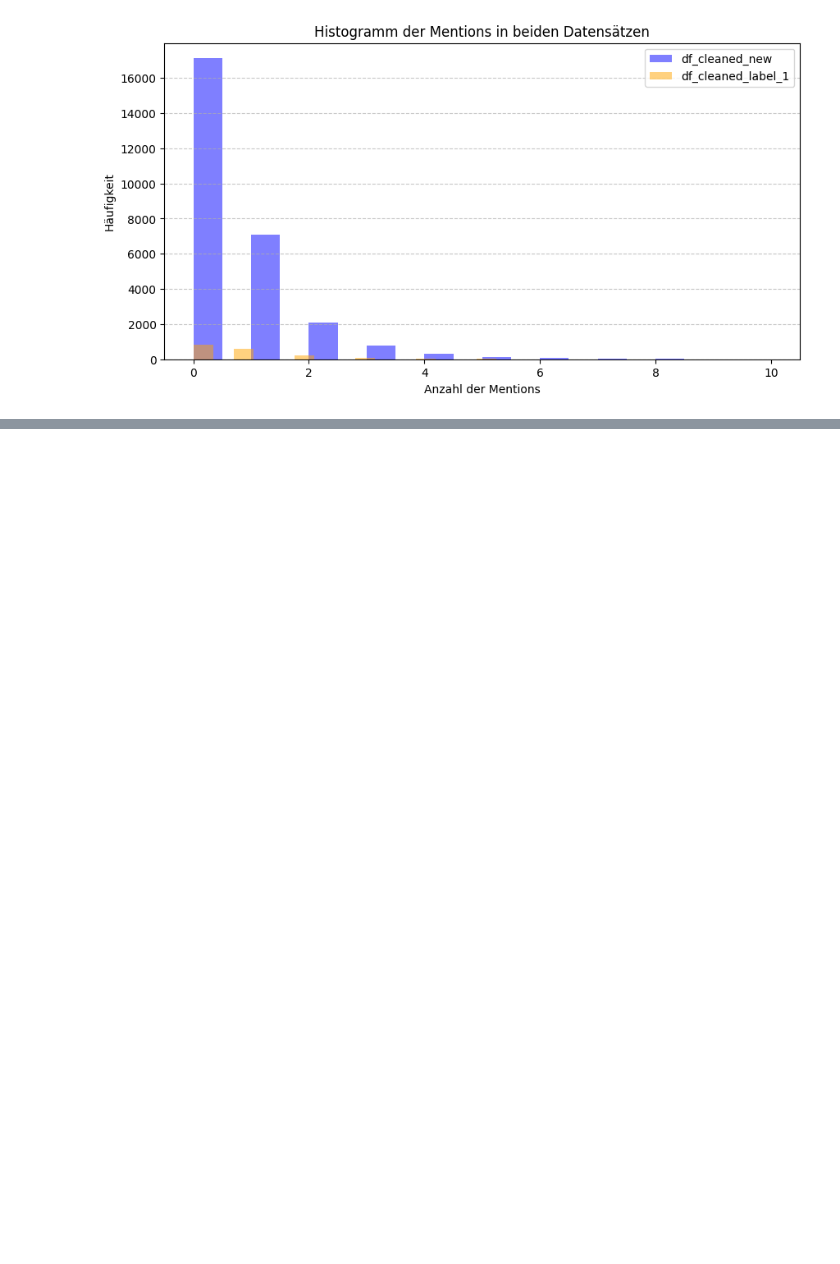
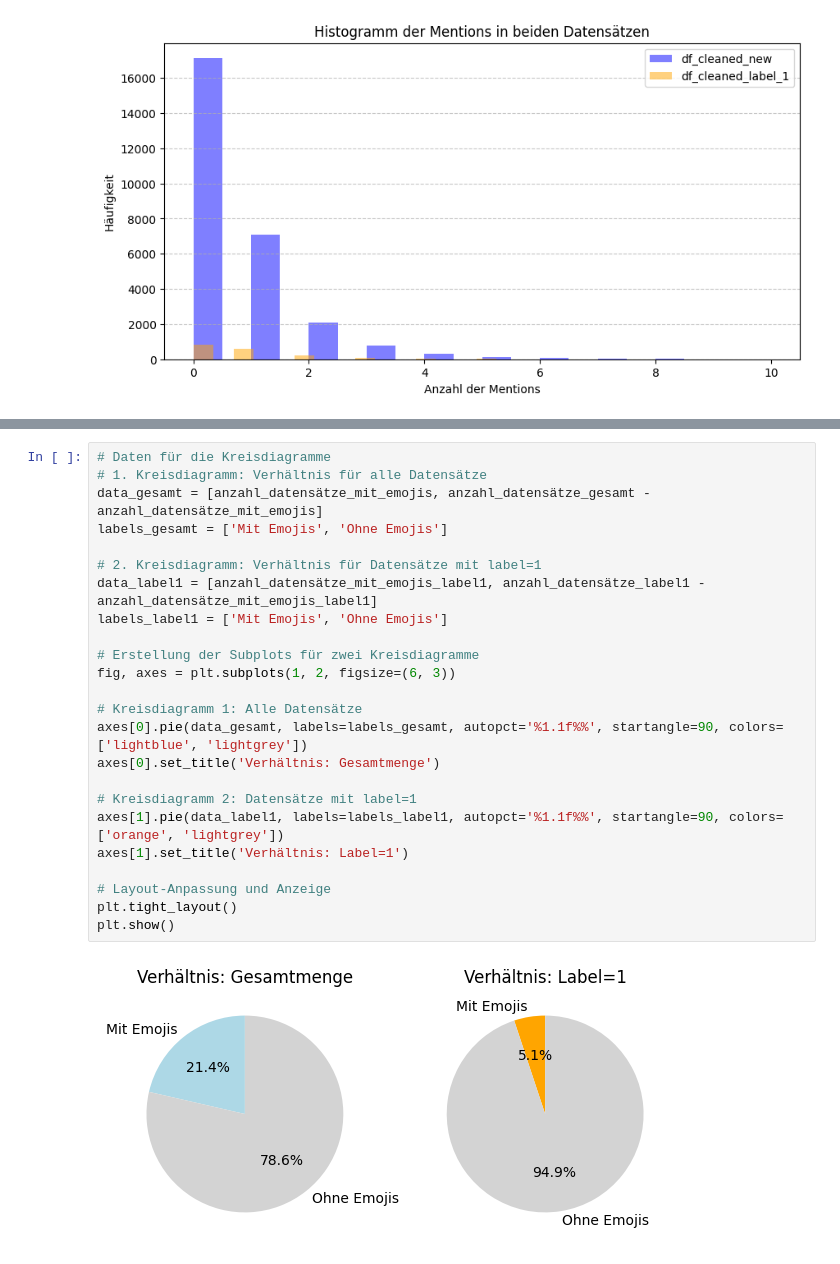
Before and after one commit to netGed/WebScience24, a Jupyter notebook: src/1. Explorative Analysis & Preprocessing/nasiba/notebooks/1_2_explore_data.ipynb, the cells around one changed output, grey strips where cells are left out. Saved outputs shown, nothing was run; the diff lists cells and outputs as text; blank space fills up the shorter version.

Commit message:
Zusammenuerhrung Data Exploration

```diff
--- a/src/1. Explorative Analysis & Preprocessing/nasiba/notebooks/1_2_explore_data.ipynb
+++ b/src/1. Explorative Analysis & Preprocessing/nasiba/notebooks/1_2_explore_data.ipynb
@@ -498,0 +507,26 @@ df_cleaned.head(5)
+# %%
+# Daten für die Kreisdiagramme
+# 1. Kreisdiagramm: Verhältnis für alle Datensätze
+data_gesamt = [anzahl_datensätze_mit_emojis, anzahl_datensätze_gesamt - anzahl_datensätze_mit_emojis]
+labels_gesamt = ['Mit Emojis', 'Ohne Emojis']
+
+# 2. Kreisdiagramm: Verhältnis für Datensätze mit label=1
+data_label1 = [anzahl_datensätze_mit_emojis_label1, anzahl_datensätze_label1 - anzahl_datensätze_mit_emojis_label1]
+labels_label1 = ['Mit Emojis', 'Ohne Emojis']
+
+# Erstellung der Subplots für zwei Kreisdiagramme
+fig, axes = plt.subplots(1, 2, figsize=(6, 3))
+
+# Kreisdiagramm 1: Alle Datensätze
+axes[0].pie(data_gesamt, labels=labels_gesamt, autopct='%1.1f%%', startangle=90, colors=['lightblue', 'lightgrey'])
+axes[0].set_title('Verhältnis: Gesamtmenge')
+
+# Kreisdiagramm 2: Datensätze mit label=1
+axes[1].pie(data_label1, labels=labels_label1, autopct='%1.1f%%', startangle=90, colors=['orange', 'lightgrey'])
+axes[1].set_title('Verhältnis: Label=1')
+
+# Layout-Anpassung und Anzeige
+plt.tight_layout()
+plt.show()
+# %% [output]
+[figure, added]
```
Also changed, not shown: parts of 13 cells of this notebook, 3 other files.
